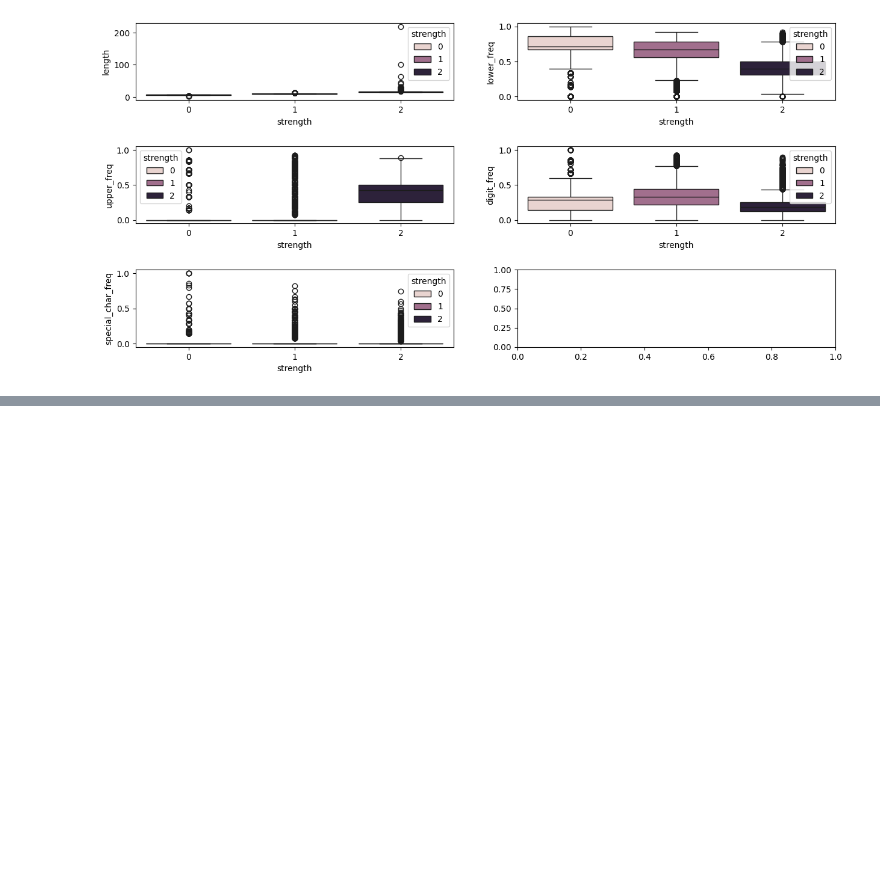
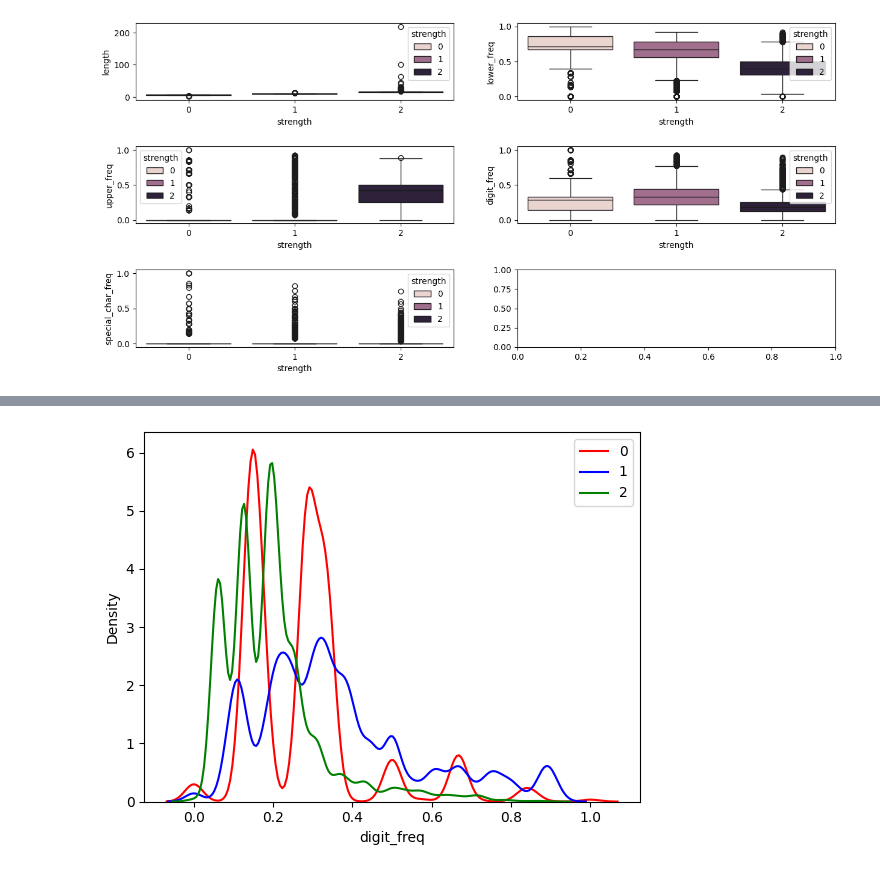
Before and after one commit to VelvetDragon/Password-Strength-Prediction-using-NLP, a Jupyter notebook: Password Strength Prediction using NLP.ipynb, the cells around one changed output, grey strips where cells are left out. Saved outputs shown, nothing was run; the diff lists cells and outputs as text; code cells hidden in the pictures; blank space fills up the shorter version.

```diff
--- a/Password Strength Prediction using NLP.ipynb
+++ b/Password Strength Prediction using NLP.ipynb
@@ -395,0 +437,4 @@ plt.show()
+# %%
+get_distribution(data,'digit_freq')
+# %% [output]
+[figure, added]
```
Also changed, not shown: parts of 57 cells of this notebook.
